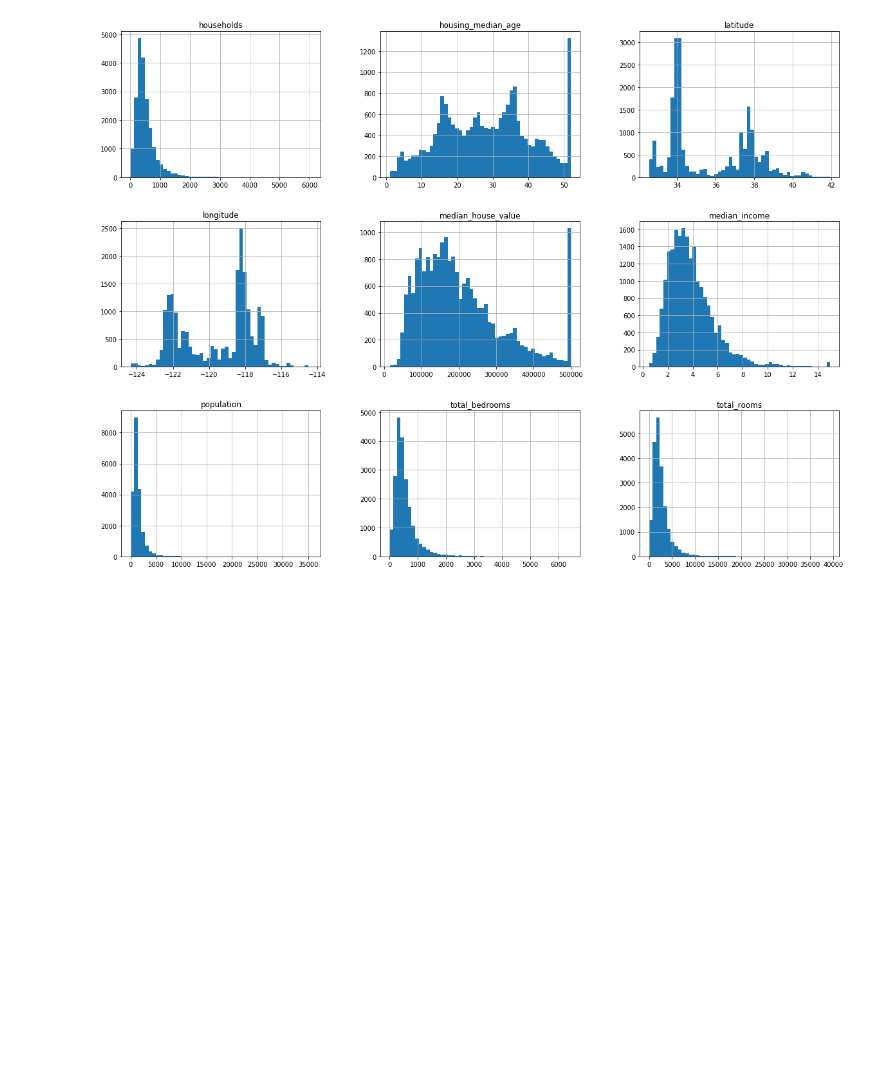
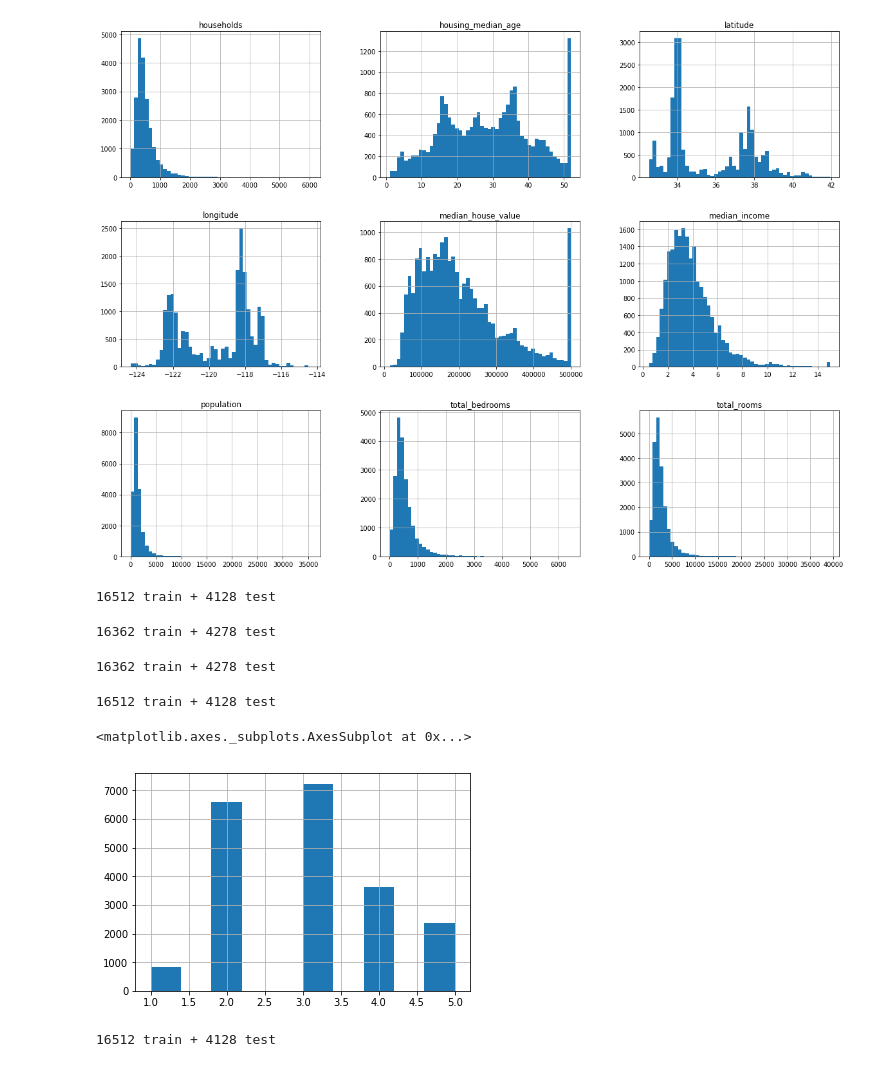
Before and after one commit to jeremy812/ML_Tools, a Jupyter notebook: Housing.ipynb, the cells around one changed output. Drawn from its saved outputs; the diff is of its cells as text; code cells hidden in the pictures; blank space fills up the shorter version.

```diff
--- a/Housing.ipynb
+++ b/Housing.ipynb
@@ -93,0 +97,4 @@ def split_train_test(data, test_ratio):
+# %%
+print(len(train_set), "train +", len(test_set), "test")
+# %% [output]
+16512 train + 4128 test
@@ -93,0 +113,41 @@ def split_train_test(data, test_ratio):
+# %%
+# here is how to add row index to df
+housing_with_id = housing.reset_index()
+train_set, test_set = split_train_test_by_id(housing_with_id, 0.2, "index")
+print(len(train_set), "train +", len(test_set), "test")
+# %% [output]
+16362 train + 4278 test
+# %%
+# a clever way to uniquely idenify this data without worrying about later changes in data is to use longitude and latitude
+housing_with_id["id"] = housing["longitude"] * 10000 + housing["latitude"]
+train_set, test_set = split_train_test_by_id(housing_with_id, 0.2, "index")
+print(len(train_set), "train +", len(test_set), "test")
+# %% [output]
+16362 train + 4278 test
+# %%
+# can also use train_test_split from scikit-learn. this is useful as it splits nicely across multiple dfs if labels are seperate
+from sklearn.model_selection import train_test_split
+train_set, test_set = train_test_split(housing, test_size=0.2, random_state=42)
+print(len(train_set), "train +", len(test_set), "test")
+# %% [output]
+16512 train + 4128 test
+# %%
+# stratified sampling can be taken into account when preparing data. following code produces income catagories
+
+housing["income_cat"] = np.ceil(housing["median_income"] / 1.5)
+housing["income_cat"].where(housing["income_cat"] < 5, 5.0, inplace=True)
+housing["income_cat"].hist()
+# %% [output]
+<matplotlib.axes._subplots.AxesSubplot at 0x...>
+[figure, added]
+# %%
+# now we can use scikit-learn's StrafifiedShuffleSplit to cut according to these proportions
+from sklearn.model_selection import StratifiedShuffleSplit
+
+split = StratifiedShuffleSplit(n_splits=1, test_size=0.2, random_state=42)
+for train_index, test_index in split.split(housing, housing["income_cat"]):
+    strat_train_set = housing.loc[train_index]
+    strat_test_set = housing.loc[test_index]
+print(len(strat_train_set), "train +", len(strat_test_set), "test")
+# %% [output]
+16512 train + 4128 test
```
Also changed, not shown: parts of 3 cells of this notebook.
